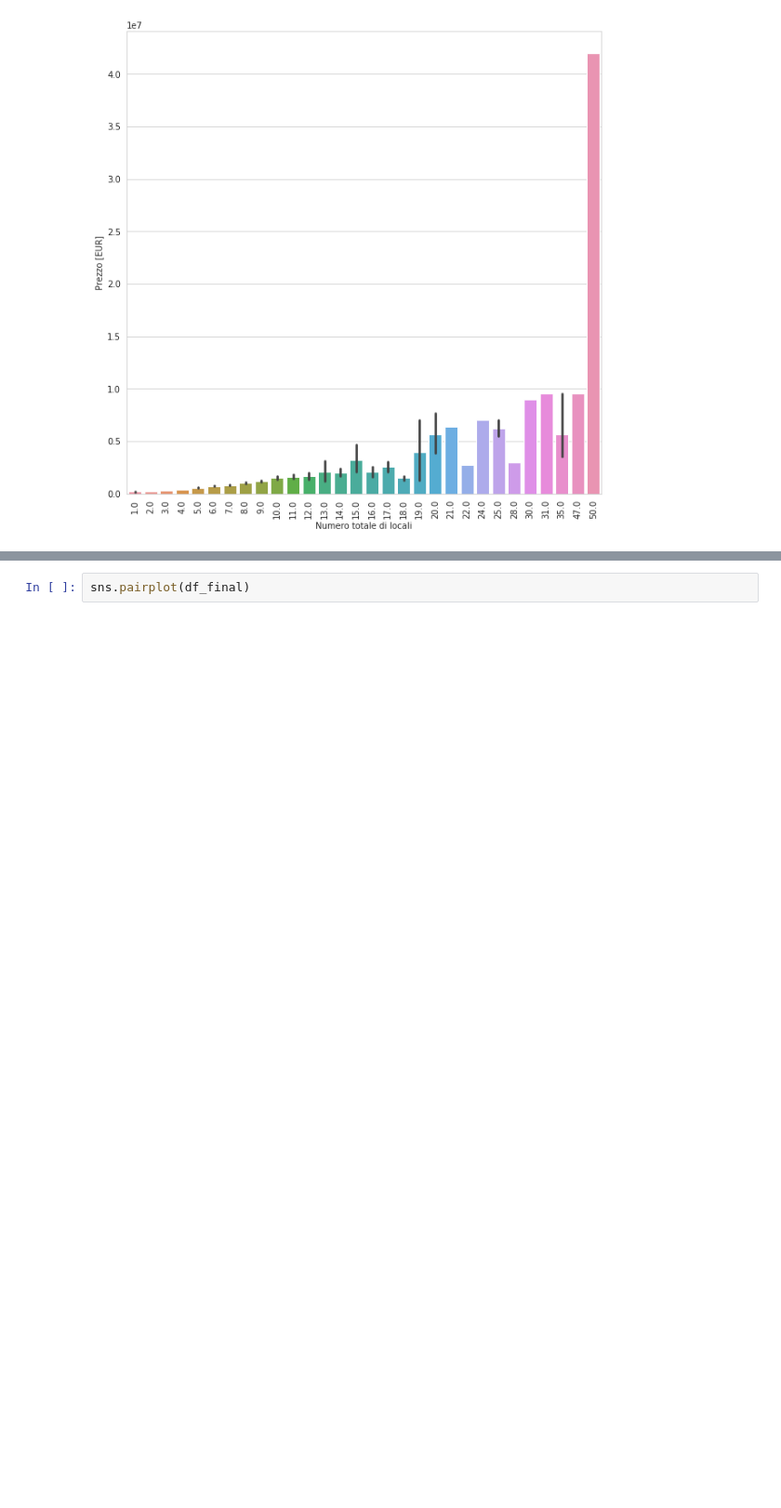
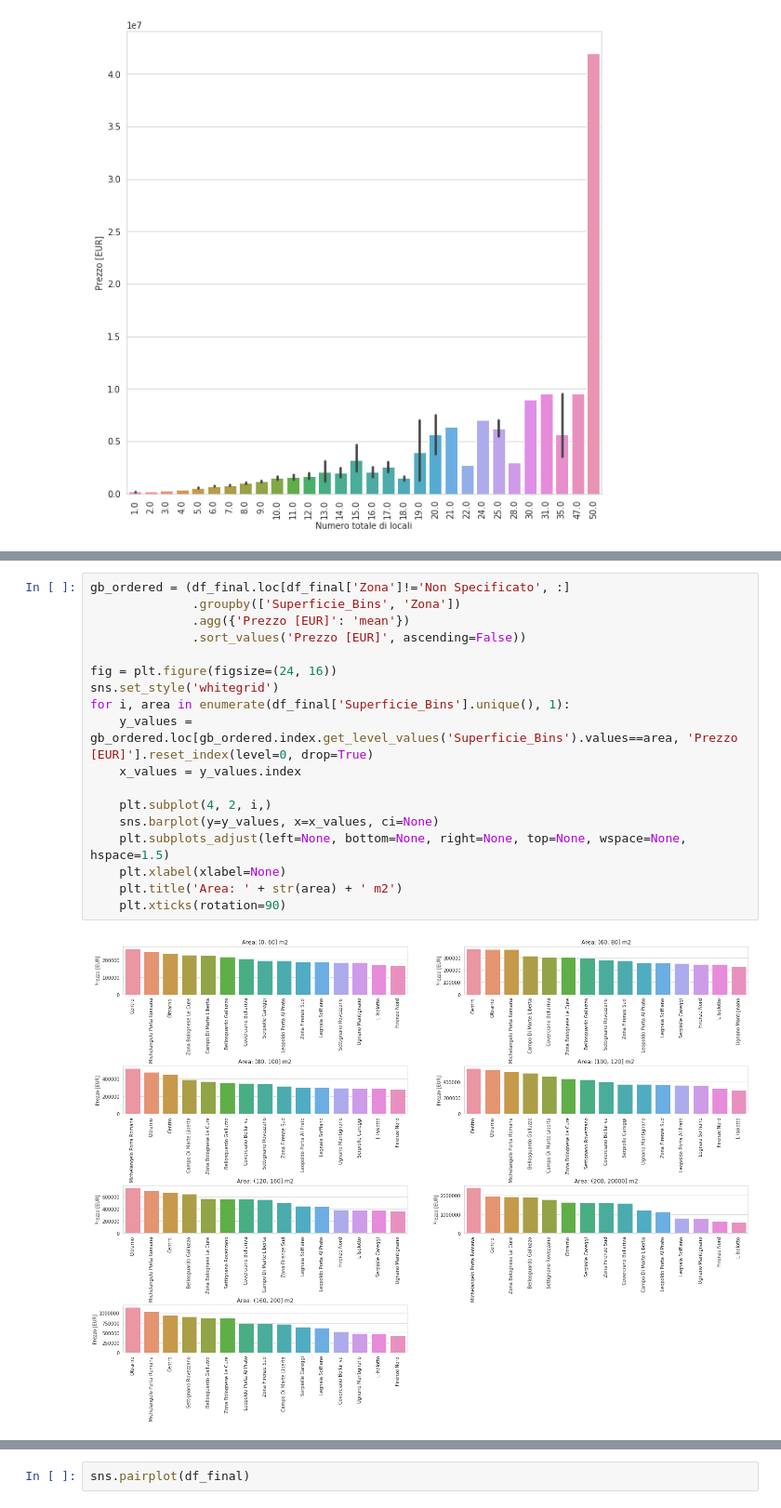
Before and after one commit to LazyEval/housing-prices-firenze, a Jupyter notebook: notebooks/1.0-LazyEval-data-cleaning.ipynb, the cells around one changed output, grey strips where cells are left out. Shown: that part at 93% size. Drawn from its saved outputs; the diff is of its cells as text; blank space fills up the shorter version.

```diff
--- a/notebooks/1.0-LazyEval-data-cleaning.ipynb
+++ b/notebooks/1.0-LazyEval-data-cleaning.ipynb
@@ -612,0 +730,20 @@ sns.barplot(x='Prezzo [EUR]', y='Zona', data=df_final, ci=None)
+# %%
+gb_ordered = (df_final.loc[df_final['Zona']!='Non Specificato', :]
+              .groupby(['Superficie_Bins', 'Zona'])
+              .agg({'Prezzo [EUR]': 'mean'})
+              .sort_values('Prezzo [EUR]', ascending=False))
+
+fig = plt.figure(figsize=(24, 16))
+sns.set_style('whitegrid')
+for i, area in enumerate(df_final['Superficie_Bins'].unique(), 1):
+    y_values = gb_ordered.loc[gb_ordered.index.get_level_values('Superficie_Bins').values==area, 'Prezzo [EUR]'].reset_index(level=0, drop=True)
+    x_values = y_values.index
+
+    plt.subplot(4, 2, i,)
+    sns.barplot(y=y_values, x=x_values, ci=None)
+    plt.subplots_adjust(left=None, bottom=None, right=None, top=None, wspace=None, hspace=1.5)
+    plt.xlabel(xlabel=None)
+    plt.title('Area: ' + str(area) + ' m2')
+    plt.xticks(rotation=90)
+# %% [output]
+[figure, added]
```
Also changed, not shown: parts of 30 cells of this notebook.
